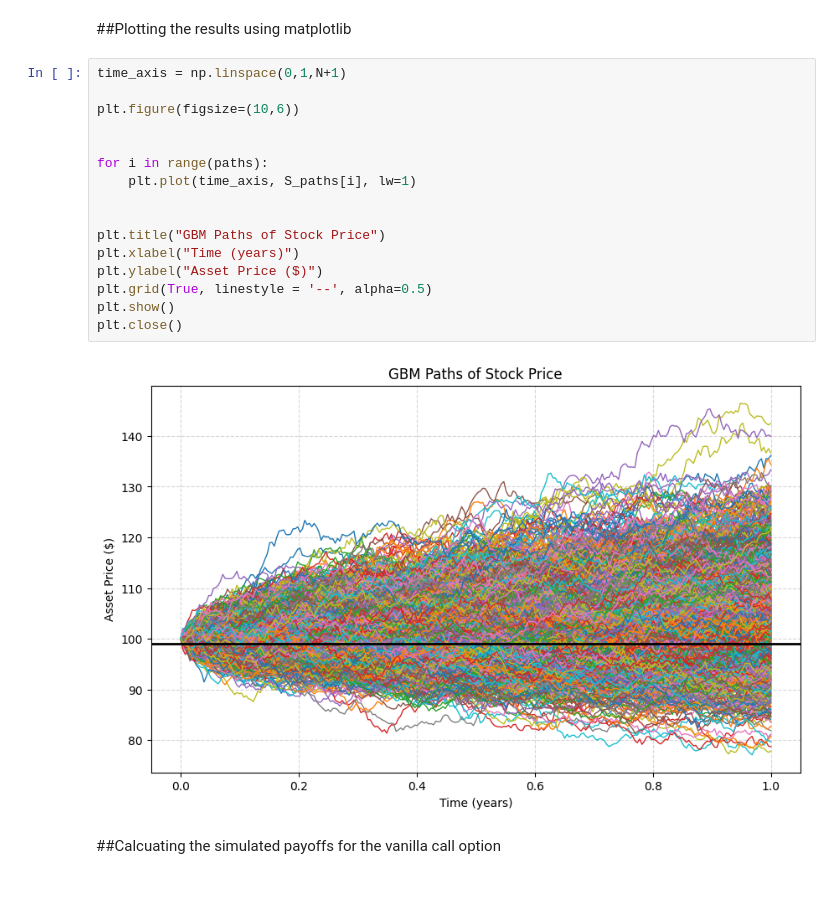
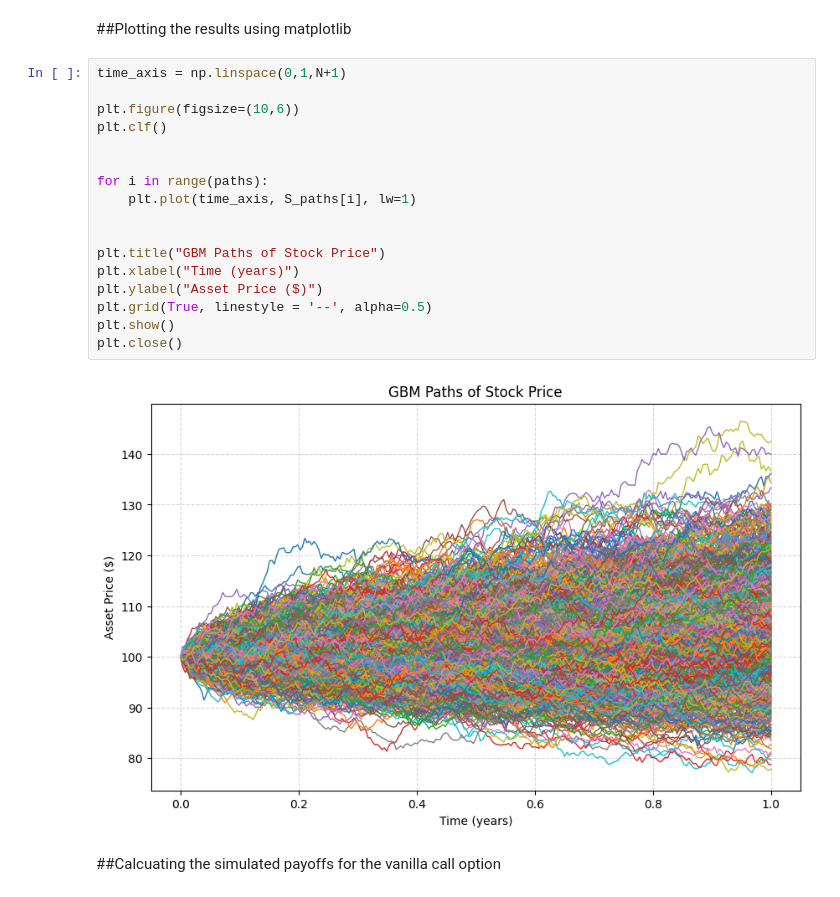
Before and after one commit to Gfalcon97/quant-finance-repo, a Jupyter notebook: exotics.ipynb, the cells around one changed output. Cells and saved outputs as stored; diff of their text form.

Commit message:
Fix plot

```diff
--- a/exotics.ipynb
+++ b/exotics.ipynb
@@ -50,21 +41,22 @@ S_paths = S0 * np.exp(logS)
 # %%
 time_axis = np.linspace(0,1,N+1)
 
 plt.figure(figsize=(10,6))
+plt.clf()
 
 
 for i in range(paths):
     plt.plot(time_axis, S_paths[i], lw=1)
 
 
 plt.title("GBM Paths of Stock Price")
 plt.xlabel("Time (years)")
 plt.ylabel("Asset Price ($)")
 plt.grid(True, linestyle = '--', alpha=0.5)
 plt.show()
 plt.close()
 # %% [output]
-[figure, old version]
+[figure, new version]
 # %% [markdown]
 ##Calcuating the simulated payoffs for the vanilla call option
 # %% [markdown]
```
Also changed, not shown: parts of 1 cell of this notebook.
